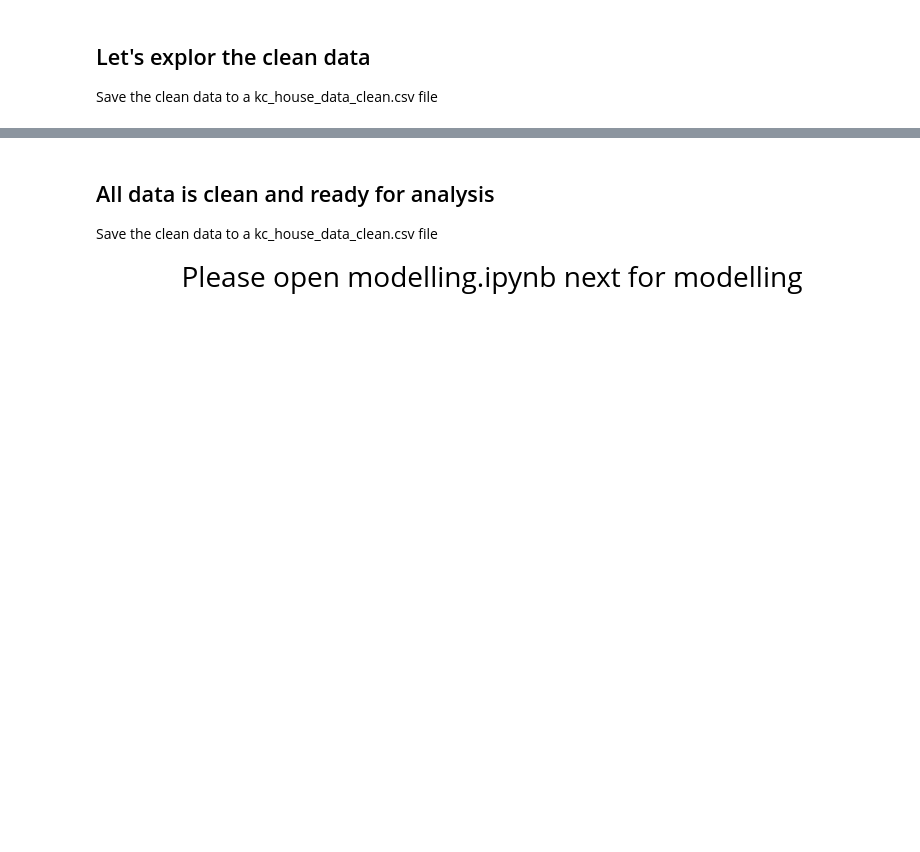
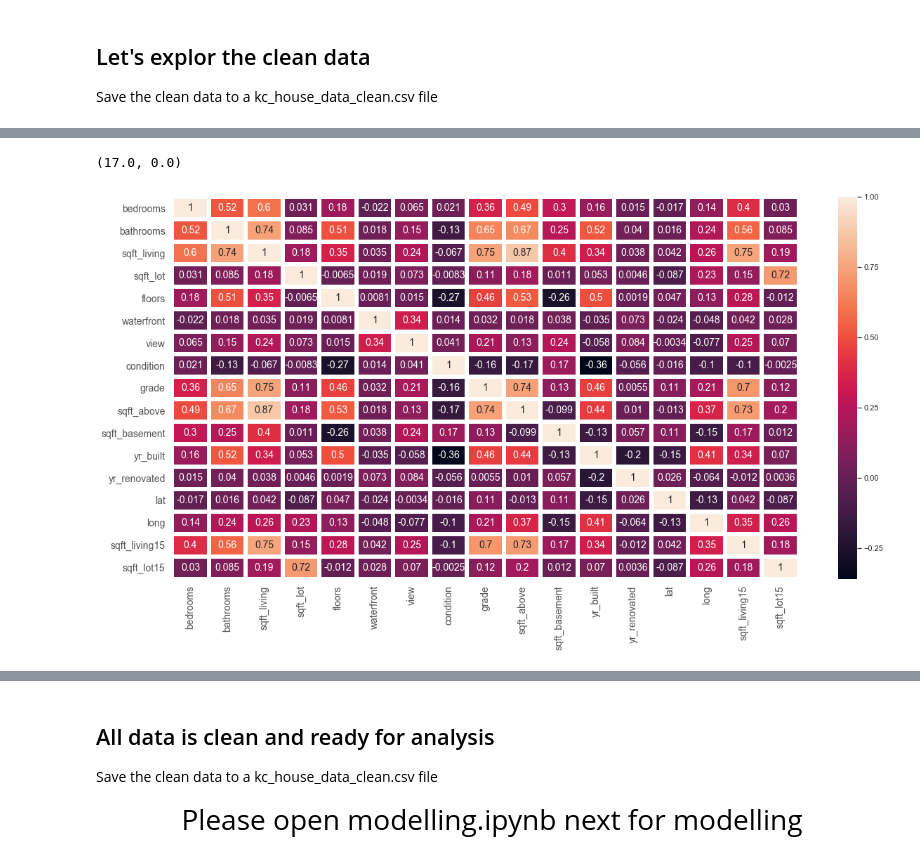
Before and after one commit to GitHub-ccd/Housing_price_regression_model_MOD_2, a Jupyter notebook: student.ipynb, the cells around one changed output, grey strips where cells are left out. Drawn from its saved outputs; the diff is of its cells as text; code cells hidden in the pictures; blank space fills up the shorter version.

```diff
--- a/student.ipynb
+++ b/student.ipynb
@@ -532,0 +459,15 @@ Index(['id', 'date', 'price', 'bedrooms', 'bathrooms', 'sqft_living',
+# %%
+# Temporarily drop unnecessary columns so the heatmap is uncluttered
+df_corr = df.drop(columns=['price', 'id', 'zipcode', 'date']) # kc_corr is just for heatmap
+# %%
+corr_df = df_corr.corr()
+plt.xticks(fontsize=14)
+plt.yticks(fontsize=14)
+
+sns.set(rc={'figure.figsize':(16.0, 10.0)})
+ax = sns.heatmap(corr_df, linewidth = 5, annot=True, annot_kws={"size":14})
+bottom, top = ax.get_ylim()
+ax.set_ylim(bottom + 0.5, top - 0.5)
+# %% [output]
+(17.0, 0.0)
+[figure, added]
```
Also changed, not shown: parts of 30 cells of this notebook, 25 other files.
